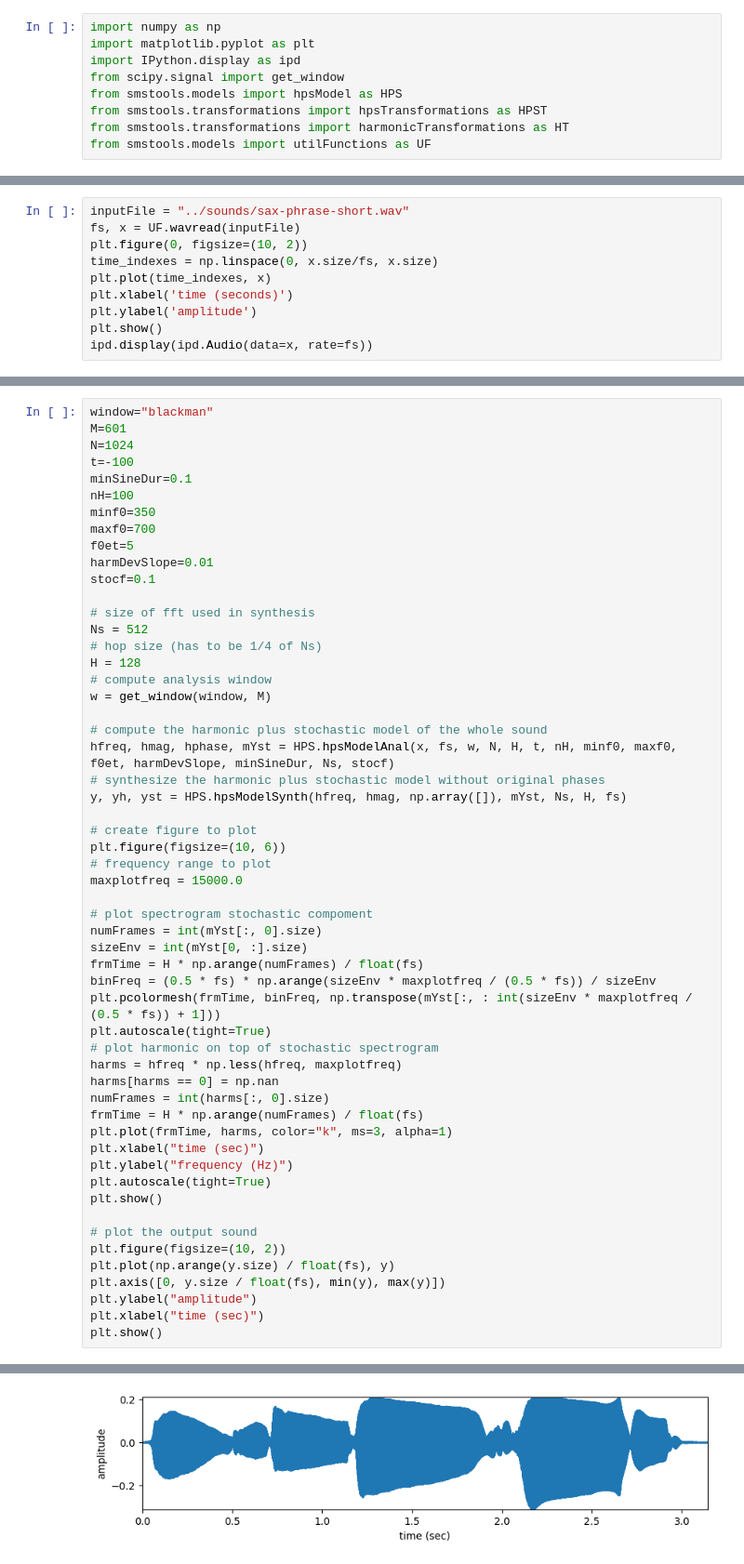
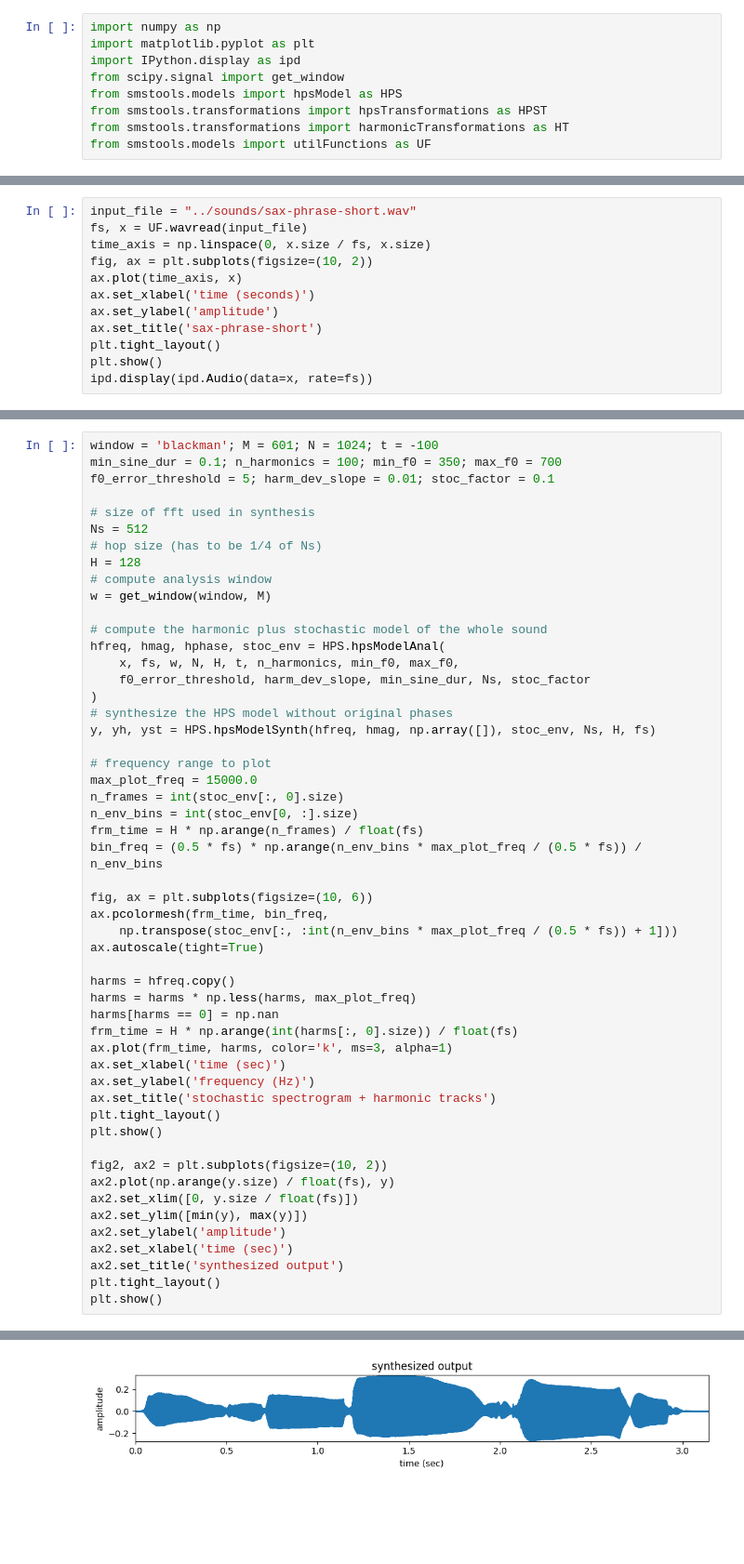
Before and after one commit to MTG/sms-tools-materials, a Jupyter notebook: examples/hps-transformations-examples.ipynb, the cells around one changed output, grey strips where cells are left out. Shown at 93% size. Saved outputs shown, nothing was run; the diff lists cells and outputs as text; blank space fills up the shorter version.

```diff
--- a/examples/hps-transformations-examples.ipynb
+++ b/examples/hps-transformations-examples.ipynb
@@ -10,11 +21,13 @@ from smstools.models import utilFunctions as UF
 # %%
-inputFile = "../sounds/sax-phrase-short.wav"
-fs, x = UF.wavread(inputFile)
-plt.figure(0, figsize=(10, 2))
-time_indexes = np.linspace(0, x.size/fs, x.size)
-plt.plot(time_indexes, x)
-plt.xlabel('time (seconds)')
-plt.ylabel('amplitude')
+input_file = "../sounds/sax-phrase-short.wav"
+fs, x = UF.wavread(input_file)
+time_axis = np.linspace(0, x.size / fs, x.size)
+fig, ax = plt.subplots(figsize=(10, 2))
+ax.plot(time_axis, x)
+ax.set_xlabel('time (seconds)')
+ax.set_ylabel('amplitude')
+ax.set_title('sax-phrase-short')
+plt.tight_layout()
 plt.show()
 ipd.display(ipd.Audio(data=x, rate=fs))
 # %% [output]
@@ -23,15 +38,7 @@ ipd.display(ipd.Audio(data=x, rate=fs))
 # %%
-window="blackman"
-M=601
-N=1024
-t=-100
-minSineDur=0.1
-nH=100
-minf0=350
-maxf0=700
-f0et=5
-harmDevSlope=0.01
-stocf=0.1
+window = 'blackman'; M = 601; N = 1024; t = -100
+min_sine_dur = 0.1; n_harmonics = 100; min_f0 = 350; max_f0 = 700
+f0_error_threshold = 5; harm_dev_slope = 0.01; stoc_factor = 0.1
 
 # size of fft used in synthesis
 Ns = 512
@@ -41,38 +48,43 @@ H = 128
 w = get_window(window, M)
 
 # compute the harmonic plus stochastic model of the whole sound
-hfreq, hmag, hphase, mYst = HPS.hpsModelAnal(x, fs, w, N, H, t, nH, minf0, maxf0, f0et, harmDevSlope, minSineDur, Ns, stocf)
-# synthesize the harmonic plus stochastic model without original phases
-y, yh, yst = HPS.hpsModelSynth(hfreq, hmag, np.array([]), mYst, Ns, H, fs)
+hfreq, hmag, hphase, stoc_env = HPS.hpsModelAnal(
+    x, fs, w, N, H, t, n_harmonics, min_f0, max_f0,
+    f0_error_threshold, harm_dev_slope, min_sine_dur, Ns, stoc_factor
+)
+# synthesize the HPS model without original phases
+y, yh, yst = HPS.hpsModelSynth(hfreq, hmag, np.array([]), stoc_env, Ns, H, fs)
 
-# create figure to plot
-plt.figure(figsize=(10, 6))
 # frequency range to plot
-maxplotfreq = 15000.0
+max_plot_freq = 15000.0
+n_frames = int(stoc_env[:, 0].size)
+n_env_bins = int(stoc_env[0, :].size)
+frm_time = H * np.arange(n_frames) / float(fs)
+bin_freq = (0.5 * fs) * np.arange(n_env_bins * max_plot_freq / (0.5 * fs)) / n_env_bins
 
-# plot spectrogram stochastic compoment
-numFrames = int(mYst[:, 0].size)
-sizeEnv = int(mYst[0, :].size)
-frmTime = H * np.arange(numFrames) / float(fs)
-binFreq = (0.5 * fs) * np.arange(sizeEnv * maxplotfreq / (0.5 * fs)) / sizeEnv
-plt.pcolormesh(frmTime, binFreq, np.transpose(mYst[:, : int(sizeEnv * maxplotfreq / (0.5 * fs)) + 1]))
-plt.autoscale(tight=True)
-# plot harmonic on top of stochastic spectrogram
-harms = hfreq * np.less(hfreq, maxplotfreq)
+fig, ax = plt.subplots(figsize=(10, 6))
+ax.pcolormesh(frm_time, bin_freq,
+    np.transpose(stoc_env[:, :int(n_env_bins * max_plot_freq / (0.5 * fs)) + 1]))
+ax.autoscale(tight=True)
+
+harms = hfreq.copy()
+harms = harms * np.less(harms, max_plot_freq)
 harms[harms == 0] = np.nan
-numFrames = int(harms[:, 0].size)
-frmTime = H * np.arange(numFrames) / float(fs)
-plt.plot(frmTime, harms, color="k", ms=3, alpha=1)
-plt.xlabel("time (sec)")
-plt.ylabel("frequency (Hz)")
-plt.autoscale(tight=True)
+frm_time = H * np.arange(int(harms[:, 0].size)) / float(fs)
+ax.plot(frm_time, harms, color='k', ms=3, alpha=1)
+ax.set_xlabel('time (sec)')
+ax.set_ylabel('frequency (Hz)')
+ax.set_title('stochastic spectrogram + harmonic tracks')
+plt.tight_layout()
 plt.show()
 
-# plot the output sound
-plt.figure(figsize=(10, 2))
-plt.plot(np.arange(y.size) / float(fs), y)
-plt.axis([0, y.size / float(fs), min(y), max(y)])
-plt.ylabel("amplitude")
-plt.xlabel("time (sec)")
+fig2, ax2 = plt.subplots(figsize=(10, 2))
+ax2.plot(np.arange(y.size) / float(fs), y)
+ax2.set_xlim([0, y.size / float(fs)])
+ax2.set_ylim([min(y), max(y)])
+ax2.set_ylabel('amplitude')
+ax2.set_xlabel('time (sec)')
+ax2.set_title('synthesized output')
+plt.tight_layout()
 plt.show()
 # %% [output]
@@ -80 +92 @@ plt.show()
-[figure, old version]
+[figure, new version]
```
Also changed, not shown: parts of 7 cells of this notebook, 14 other files.
